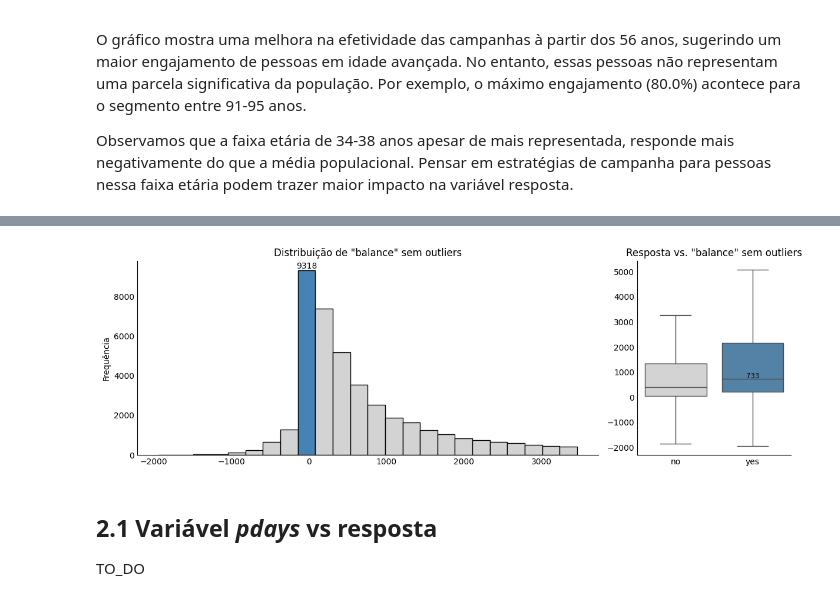
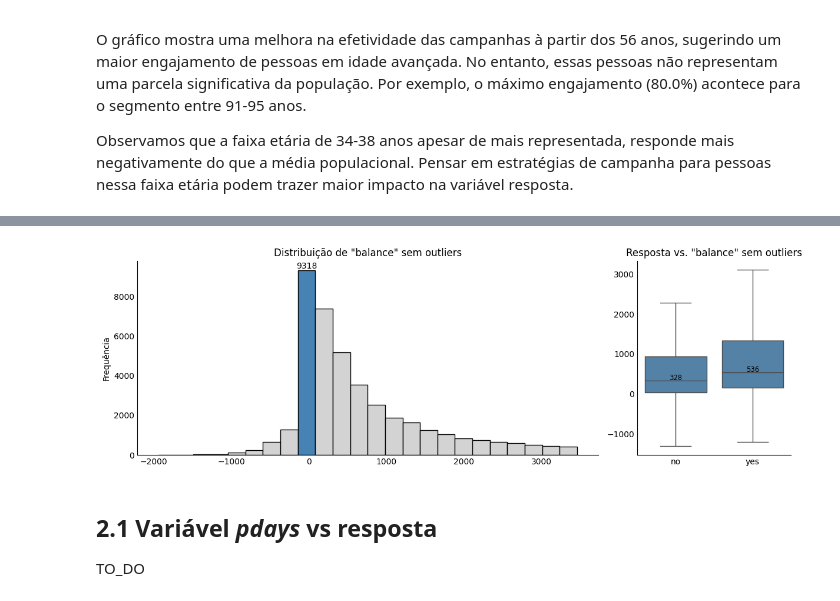
Before and after one commit to BPRateiro/Banking-Dataset, a Jupyter notebook: notebooks/0.0-bpr-eda.ipynb, the cells around one changed output, grey strips where cells are left out. Saved outputs shown, nothing was run; the diff lists cells and outputs as text; code cells hidden in the pictures.

Commit message:
análise balance

```diff
--- a/notebooks/0.0-bpr-eda.ipynb
+++ b/notebooks/0.0-bpr-eda.ipynb
@@ -263,21 +268,23 @@ TO_DO
 # %%
-def histograma_boxplot(coluna, destaque_esq=[], destaque_dir=[]):
+def histograma_boxplot(coluna, destaque_esq=[], destaque_dir=[], outliers=False):
     df = bronze_train.copy()  # Copia o dataframe para não alterar o original
-    # Calculando os limites de outliers com base na técnica do IQR
-    Q1 = df[coluna].quantile(0.25)
-    Q3 = df[coluna].quantile(0.75)
-    IQR = Q3 - Q1
-    lower_bound = Q1 - 1.5 * IQR
-    upper_bound = Q3 + 1.5 * IQR
 
-    # Filtrando os dados sem outliers
-    filtered_data = df[(df[coluna] >= lower_bound) & (df[coluna] <= upper_bound)]
+    if not outliers:
+        # Calculando os limites de outliers com base na técnica do IQR
+        Q1 = df[coluna].quantile(0.25)
+        Q3 = df[coluna].quantile(0.75)
+        IQR = Q3 - Q1
+        lower_bound = Q1 - 1.5 * IQR
+        upper_bound = Q3 + 1.5 * IQR
+
+        # Filtrando os dados sem outliers
+        df = df[(df[coluna] >= lower_bound) & (df[coluna] <= upper_bound)]
 
     # Configurando o layout com proporção 3:1 para os dois subplots
-    fig, (ax1, ax2) = plt.subplots(nrows=1, ncols=2, figsize=(12, 4), gridspec_kw={'width_ratios': [3, 1]})
+    _, (ax1, ax2) = plt.subplots(nrows=1, ncols=2, figsize=(12, 4), gridspec_kw={'width_ratios': [3, 1]})
 
     # Histograma sem outliers
-    ax1.hist(filtered_data[coluna], bins=doane_bins(filtered_data[coluna]), color='lightgrey', edgecolor='k')
+    ax1.hist(df[coluna], bins=doane_bins(df[coluna]), color='lightgrey', edgecolor='k')
     # Destacar e anotar barras específicas no histograma
     for bar, patch in enumerate(ax1.patches):
         if bar in destaque_esq:
@@ -288,36 +295,36 @@ def histograma_boxplot(coluna, destaque_esq=[], destaque_dir=[]):
     ax1.set_xlabel('')
     ax1.set_ylabel('Frequência')
     ax1.spines['top'].set_visible(False)
     ax1.spines['right'].set_visible(False)
     ax1.tick_params(axis='both', which='both', length=0)
 
     # Boxplot sem outliers
-    sns.boxplot(x='y', y=coluna, data=df, showfliers=False, ax=ax2, color='lightgrey', hue='y',
+    sns.boxplot(x='y', y=coluna, data=df, showfliers=outliers, ax=ax2, color='lightgrey', hue='y',
         palette={x: 'steelblue' if x in destaque_dir else 'lightgrey' for x in df['y'].unique()},
         legend=False)
     ax2.set_title(f'Resposta vs. "{coluna}" sem outliers')
     ax2.set_xlabel('')
     ax2.set_ylabel('')
     ax2.spines['top'].set_visible(False)
     ax2.spines['right'].set_visible(False)
     ax2.tick_params(axis='both', which='both', length=0)
 
     # Adicionando a mediana acima de cada boxplot
     medians = df.groupby(['y'])[coluna].median()
     vertical_offset = df[coluna].median() * 0.05  # pequeno ajuste para não sobrepor o texto no boxplot
 
     for xtick, label in enumerate(ax2.get_xticklabels()):
         label_text = label.get_text()
         if label_text in destaque_dir:
             ax2.text(xtick, medians[label_text] + vertical_offset, f'{medians[label_text]:.0f}',
                      horizontalalignment='center', size='small', color='black')
 
     plt.tight_layout()
     plt.show()
 
-histograma_boxplot('balance', destaque_esq=[8], destaque_dir=['yes'])
+histograma_boxplot('balance', destaque_esq=[8], destaque_dir=['no', 'yes'], outliers=False)
 # %% [output]
-[figure, old version]
+[figure, new version]
 # %% [markdown]
 ## <a id='2_1'></a> 2.1 Variável *pdays* vs resposta
 
```
Also changed, not shown: parts of 3 cells of this notebook.
